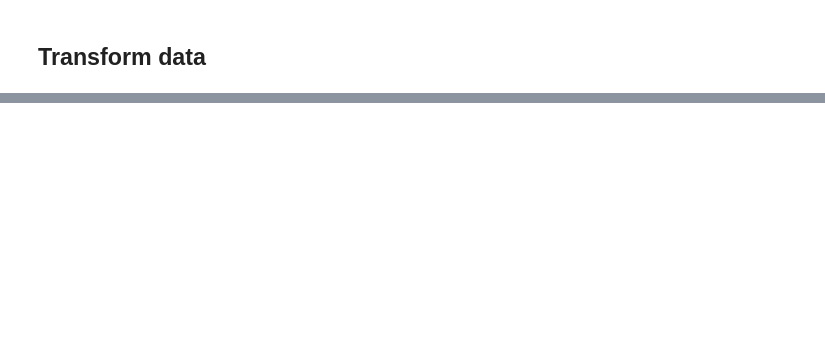
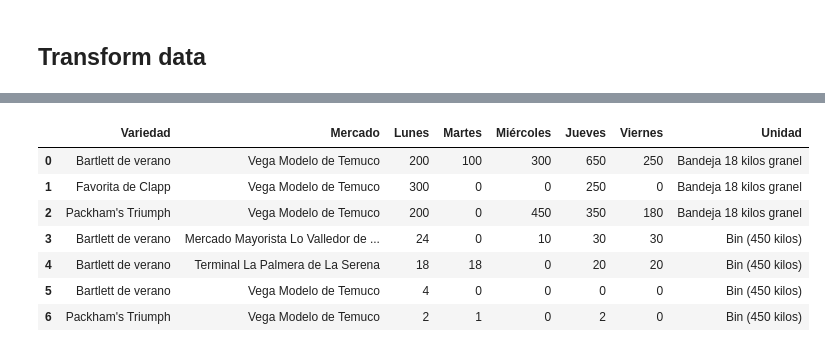
Before and after one commit to sebastiantare/fruitAndVegAnalysis, a Jupyter notebook: CheckFiles.ipynb, the cells around one changed output, grey strips where cells are left out. Saved outputs shown, nothing was run; the diff lists cells and outputs as text; code cells hidden in the pictures; blank space fills up the shorter version.

```diff
--- a/CheckFiles.ipynb
+++ b/CheckFiles.ipynb
@@ -406,8 +338,8 @@ df.columns = np.array(df.iloc[0])
 df.rename(columns={'Unidad de\ncomercialización ': 'Unidad'}, inplace=True)
 df = df.reset_index(drop=True)
 split = int(df[df['Mercado'] == 'Mercado'].index[int(len(df[df['Mercado'] == 'Mercado'].index)/2)])
-df1 = df.iloc[:split]
-df2 = df.iloc[split:]
+df1 = df.iloc[:split].copy()
+df2 = df.iloc[split:].copy()
 # %%
 df
 # %% [output]
@@ -431,0 +366,2 @@ df
+# %%
+df2.drop(df2[df2['Mercado'] == 'Mercado'].index, axis=0, inplace=True)
@@ -431,0 +378,11 @@ df
+# %%
+df2.reset_index(drop=True)
+# %% [output]
+|  | Variedad | Mercado | Lunes | Martes | Miércoles | Jueves | Viernes | Unidad |
+| 0 | Bartlett de verano | Vega Modelo de Temuco | 200 | 100 | 300 | 650 | 250 | Bandeja 18 kilos granel |
+| 1 | Favorita de Clapp | Vega Modelo de Temuco | 300 | 0 | 0 | 250 | 0 | Bandeja 18 kilos granel |
+| 2 | Packham's Triumph | Vega Modelo de Temuco | 200 | 0 | 450 | 350 | 180 | Bandeja 18 kilos granel |
+| 3 | Bartlett de verano | Mercado Mayorista Lo Valledor de ... | 24 | 0 | 10 | 30 | 30 | Bin (450 kilos) |
+| 4 | Bartlett de verano | Terminal La Palmera de La Serena | 18 | 18 | 0 | 20 | 20 | Bin (450 kilos) |
+| 5 | Bartlett de verano | Vega Modelo de Temuco | 4 | 0 | 0 | 0 | 0 | Bin (450 kilos) |
+| 6 | Packham's Triumph | Vega Modelo de Temuco | 2 | 1 | 0 | 2 | 0 | Bin (450 kilos) |
```
Also changed, not shown: parts of 15 cells of this notebook, 7 other files.
